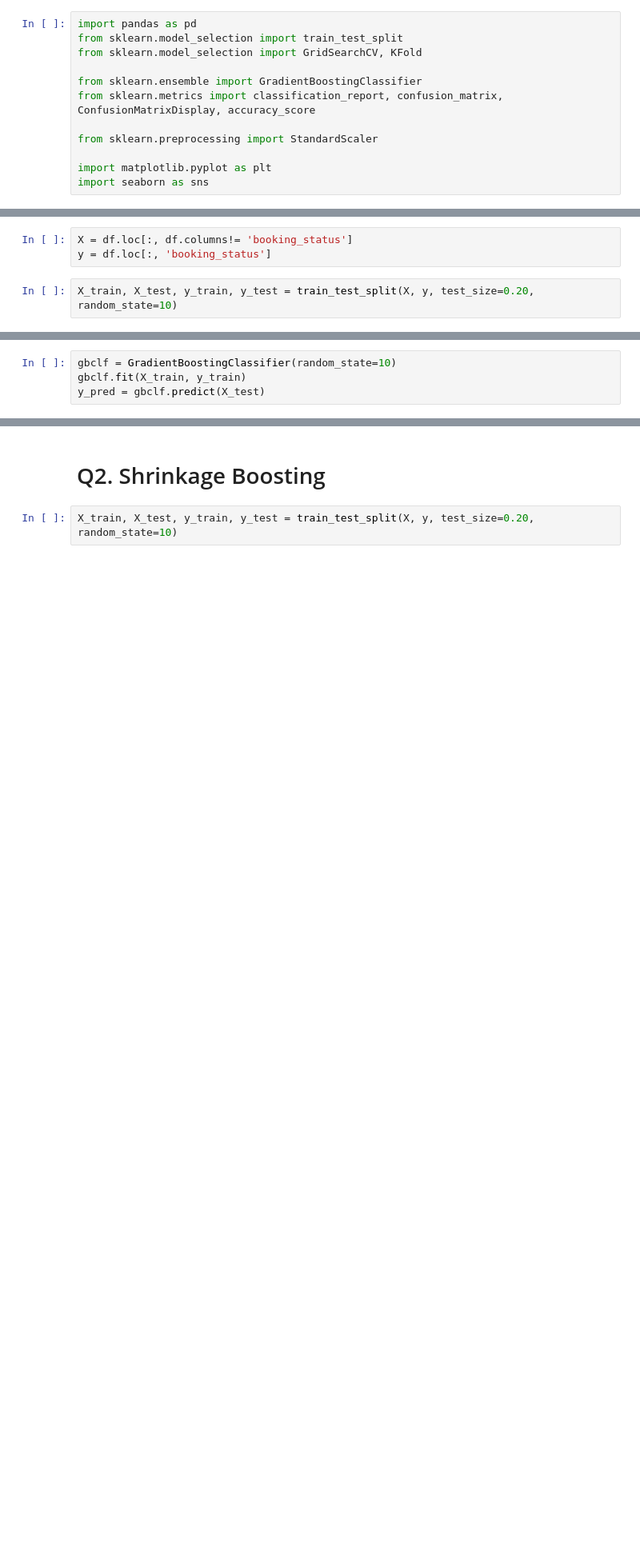
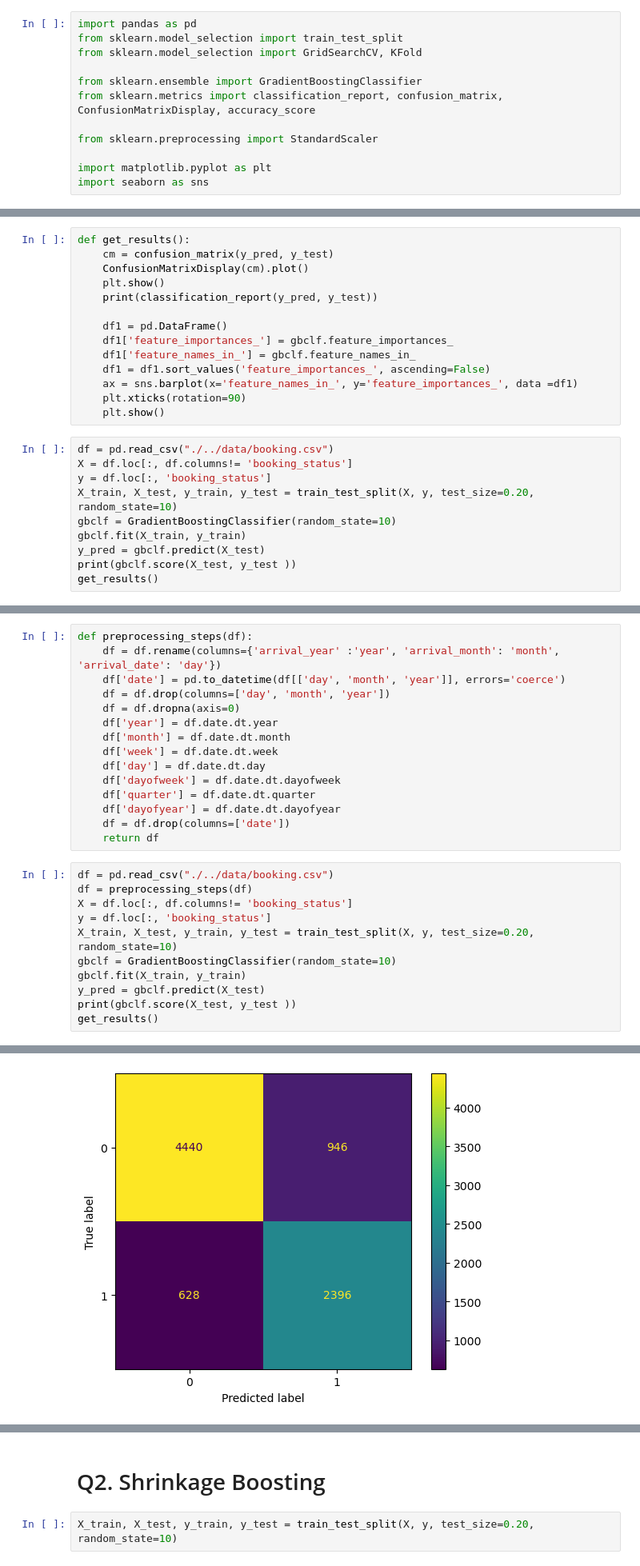
Before and after one commit to UpendraSinghRathore85/ML-Projects-Python, a Jupyter notebook: Supervised Algorithms/Day 141 - ML Boosting -2.ipynb, the cells around one changed output, grey strips where cells are left out. Shown at 80% size. Cells and saved outputs as stored; diff of their text form; blank space fills up the shorter version.

```diff
--- a/Supervised Algorithms/Day 141 - ML Boosting -2.ipynb
+++ b/Supervised Algorithms/Day 141 - ML Boosting -2.ipynb
@@ -24,5 +183,24 @@ df.head()
 # %%
-X = df.loc[:, df.columns!= 'booking_status']
-y = df.loc[:, 'booking_status']
+def get_results():
+    cm = confusion_matrix(y_pred, y_test)
+    ConfusionMatrixDisplay(cm).plot()
+    plt.show()
+    print(classification_report(y_pred, y_test))
+
+    df1 = pd.DataFrame()
+    df1['feature_importances_'] = gbclf.feature_importances_
+    df1['feature_names_in_'] = gbclf.feature_names_in_
+    df1 = df1.sort_values('feature_importances_', ascending=False)
+    ax = sns.barplot(x='feature_names_in_', y='feature_importances_', data =df1)
+    plt.xticks(rotation=90)
+    plt.show()
 # %%
+df = pd.read_csv("./../data/booking.csv")
+X = df.loc[:, df.columns!= 'booking_status']
+y = df.loc[:, 'booking_status']
 X_train, X_test, y_train, y_test = train_test_split(X, y, test_size=0.20, random_state=10)
+gbclf = GradientBoostingClassifier(random_state=10)
+gbclf.fit(X_train, y_train)
+y_pred = gbclf.predict(X_test)
+print(gbclf.score(X_test, y_test ))
+get_results()
@@ -29,4 +219,27 @@ X_train, X_test, y_train, y_test = train_test_split(X, y, test_size=0.20, random
+# %%
+def preprocessing_steps(df):
+    df = df.rename(columns={'arrival_year' :'year', 'arrival_month': 'month', 'arrival_date': 'day'})
+    df['date'] = pd.to_datetime(df[['day', 'month', 'year']], errors='coerce')
+    df = df.drop(columns=['day', 'month', 'year'])
+    df = df.dropna(axis=0)
+    df['year'] = df.date.dt.year
+    df['month'] = df.date.dt.month
+    df['week'] = df.date.dt.week
+    df['day'] = df.date.dt.day
+    df['dayofweek'] = df.date.dt.dayofweek
+    df['quarter'] = df.date.dt.quarter
+    df['dayofyear'] = df.date.dt.dayofyear
+    df = df.drop(columns=['date'])
+    return df
 # %%
+df = pd.read_csv("./../data/booking.csv")
+df = preprocessing_steps(df)
+X = df.loc[:, df.columns!= 'booking_status']
+y = df.loc[:, 'booking_status']
+X_train, X_test, y_train, y_test = train_test_split(X, y, test_size=0.20, random_state=10)
 gbclf = GradientBoostingClassifier(random_state=10)
 gbclf.fit(X_train, y_train)
 y_pred = gbclf.predict(X_test)
+print(gbclf.score(X_test, y_test ))
+get_results()
+# %% [output]
@@ -32,0 +247 @@ y_pred = gbclf.predict(X_test)
+[figure, added]
```
Also changed, not shown: parts of 19 cells of this notebook, 1 other file.
